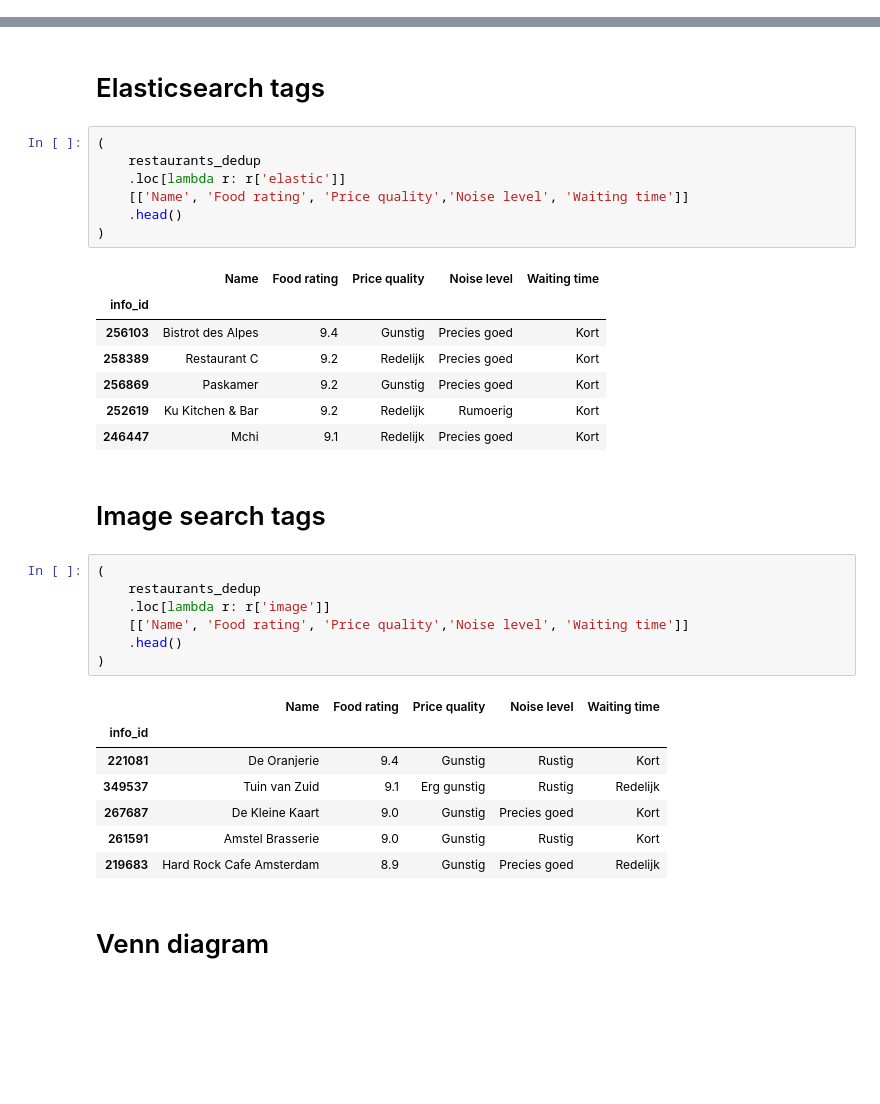
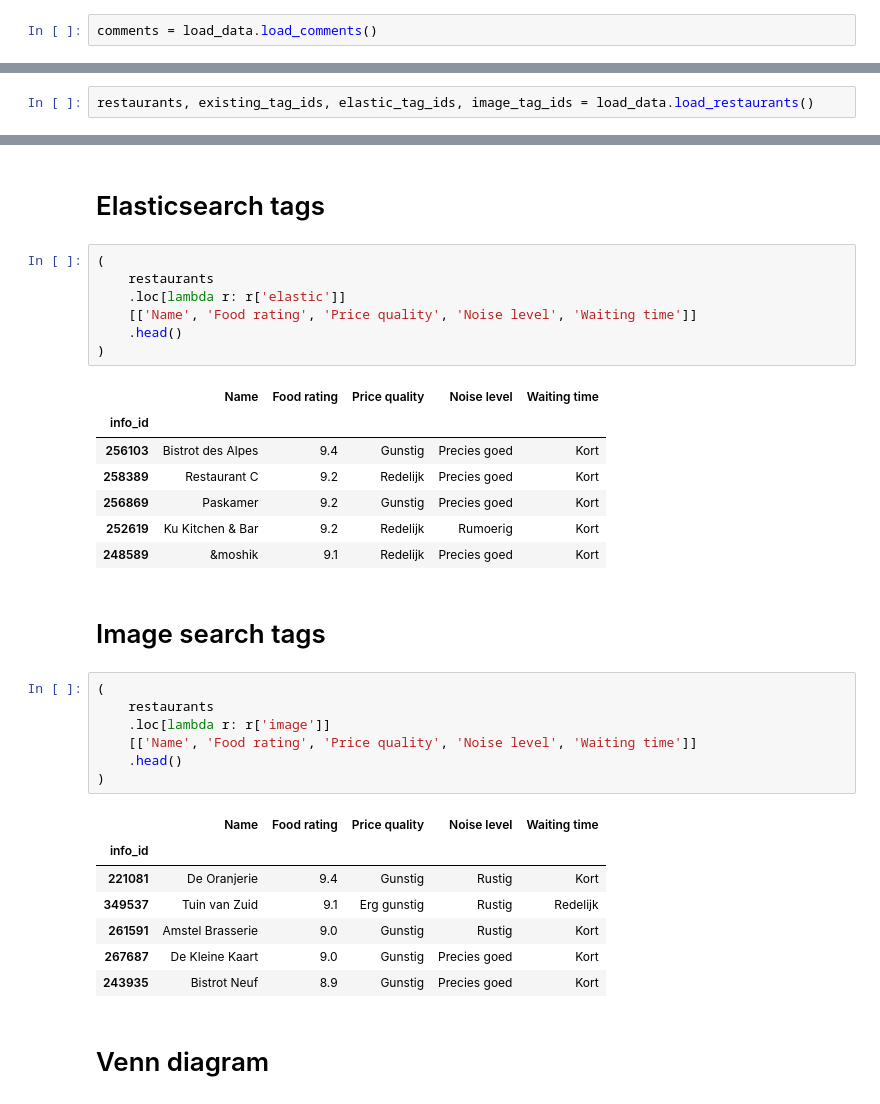
Before and after one commit to roelbertens/scrape_save_search, a Jupyter notebook: notebooks/show_and_select.ipynb, the cells around one changed output, grey strips where cells are left out. Cells and saved outputs as stored; diff of their text form; blank space fills up the shorter version.

```diff
--- a/notebooks/show_and_select.ipynb
+++ b/notebooks/show_and_select.ipynb
@@ -77,0 +17,2 @@ Finished at 2018-03-12 21:15:53.
+# %%
+comments = load_data.load_comments()
@@ -77,0 +35,2 @@ Finished at 2018-03-12 21:15:53.
+# %%
+restaurants, existing_tag_ids, elastic_tag_ids, image_tag_ids = load_data.load_restaurants()
@@ -143,9 +72,9 @@ restaurants_dedup = (
 # Elasticsearch tags
 # %%
 (
-    restaurants_dedup
+    restaurants
     .loc[lambda r: r['elastic']]
-    [['Name', 'Food rating', 'Price quality','Noise level', 'Waiting time']]
+    [['Name', 'Food rating', 'Price quality', 'Noise level', 'Waiting time']]
     .head()
 )
 # %% [output]
@@ -155,24 +84,24 @@ restaurants_dedup = (
 | 258389 | Restaurant C | 9.2 | Redelijk | Precies goed | Kort |
 | 256869 | Paskamer | 9.2 | Gunstig | Precies goed | Kort |
 | 252619 | Ku Kitchen & Bar | 9.2 | Redelijk | Rumoerig | Kort |
-| 246447 | Mchi | 9.1 | Redelijk | Precies goed | Kort |
+| 248589 | &moshik | 9.1 | Redelijk | Precies goed | Kort |
 # %% [markdown]
 # Image search tags
 # %%
 (
-    restaurants_dedup
+    restaurants
     .loc[lambda r: r['image']]
-    [['Name', 'Food rating', 'Price quality','Noise level', 'Waiting time']]
+    [['Name', 'Food rating', 'Price quality', 'Noise level', 'Waiting time']]
     .head()
 )
 # %% [output]
 |  | Name | Food rating | Price quality | Noise level | Waiting time |
 | info_id |  |  |  |  |  |
 | 221081 | De Oranjerie | 9.4 | Gunstig | Rustig | Kort |
 | 349537 | Tuin van Zuid | 9.1 | Erg gunstig | Rustig | Redelijk |
+| 261591 | Amstel Brasserie | 9.0 | Gunstig | Rustig | Kort |
 | 267687 | De Kleine Kaart | 9.0 | Gunstig | Precies goed | Kort |
-| 261591 | Amstel Brasserie | 9.0 | Gunstig | Rustig | Kort |
-| 219683 | Hard Rock Cafe Amsterdam | 8.9 | Gunstig | Precies goed | Redelijk |
+| 243935 | Bistrot Neuf | 8.9 | Gunstig | Precies goed | Kort |
 # %% [markdown]
 # Venn diagram
 # %%
```
Also changed, not shown: parts of 25 cells of this notebook, 16 other files.
